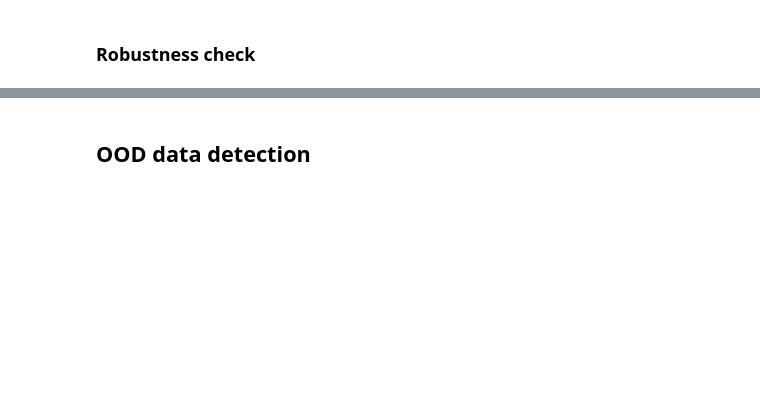
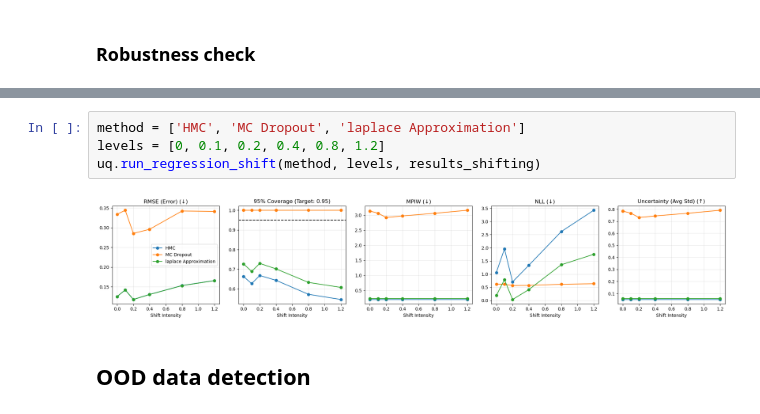
Before and after one commit to hwkin/uq, a Jupyter notebook: poisson/DeepONet/training_and_testing.ipynb, the cells around one changed output, grey strips where cells are left out. Drawn from its saved outputs; the diff is of its cells as text; blank space fills up the shorter version.

```diff
--- a/poisson/DeepONet/training_and_testing.ipynb
+++ b/poisson/DeepONet/training_and_testing.ipynb
@@ -502,3 +639,9 @@ uq.comparison_uq(*results_shifting[:,0,:])
+# %%
+method = ['HMC', 'MC Dropout', 'laplace Approximation']
+levels = [0, 0.1, 0.2, 0.4, 0.8, 1.2]
+uq.run_regression_shift(method, levels, results_shifting)
+# %% [output]
+[figure, added]
 # %% [markdown]
 ## OOD data detection
 # %%
```
Also changed, not shown: parts of 18 cells of this notebook, 7 other files.
